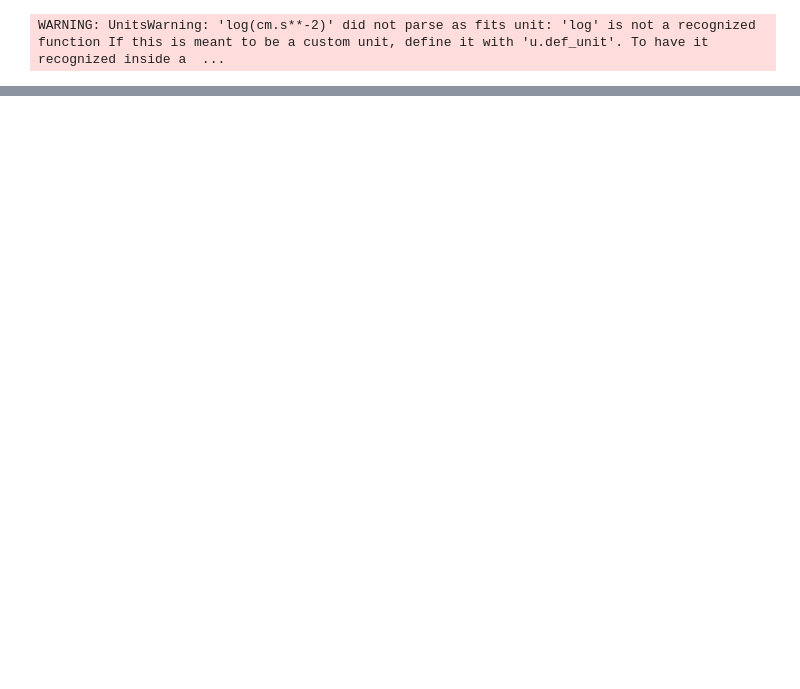
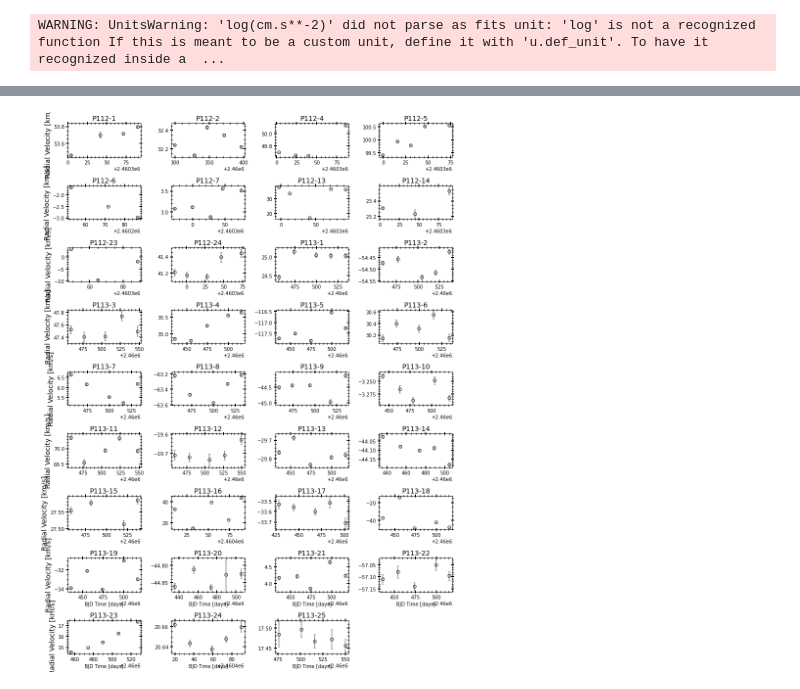
Before and after one commit to MaryumSayeed/ESPRESSO, a Jupyter notebook: scripts/rv_program.ipynb, the cells around one changed output, grey strips where cells are left out. Drawn from its saved outputs; the diff is of its cells as text; code cells hidden in the pictures; blank space fills up the shorter version.

Commit message:
making diagnostic plots

```diff
--- a/scripts/rv_program.ipynb
+++ b/scripts/rv_program.ipynb
@@ -400,0 +313,56 @@ make_rv_plot(obj_dir_both)
+# %%
+def make_rv_plot(obj_dir):
+    #PLOT_PARAMS(LS=12)
+
+    stats = {'RG_id':[], 'A': []}
+    fig = plt.figure(figsize=(12,16))
+    for i, (obj, dat) in enumerate(obj_dir.items()):
+        if len(dat['time']) > 1:
+            #obj = int(obj.split('-')[-1])
+            #print(obj,obj_dir[obj])
+            ax=plt.subplot(9,4,i+1)
+            time    = np.array(obj_dir[obj]['time'])
+            rv_vals = np.array(obj_dir[obj]['rv'])
+            yerr    = np.array(obj_dir[obj]['err'])
+            if obj != 'P113-5':
+                mask = (rv_vals >= -100)
+                time, rv_vals, yerr = time[mask], rv_vals[mask], yerr[mask]
+
+            #print(obj)
+            t0   = time[0]
+            rv0  = rv_vals[0]
+            K0   = (max(rv_vals)-min(rv_vals))/2.
+
+            plt.errorbar(time, rv_vals,
+                         yerr=yerr,
+                         fmt='o', color='grey', mec='k', mfc='None', capsize=2)
+            #plt.axhline(0, color='k',lw=1,ls='dotted')
+
+            diff = abs(max(rv_vals)-min(rv_vals))
+            '''if diff < 0.5:
+                ax.set_facecolor('lightcoral')
+            elif 0.5 <= diff < 0.7:
+                ax.set_facecolor('bisque')
+            elif 0.7 <= diff <= 50:
+                ax.set_facecolor('lightgreen')
+            '''
+            #li = new_df[new_df.RG_id==obj]['Li_val'].values[0]
+            #vb = new_df[new_df.RG_id==obj]['vbroad'].values[0]
+            #li, vb = new_df[new_df.RG_id==obj][['Li_val','vbroad']].values()[0]
+            #title = 'RG%s: %.2f \n Li=%.2f vb=%.1f'%(obj,diff,li, vb)
+            plt.title(obj)
+            stats['RG_id'].append(obj)
+            stats['A'].append(diff)
+        if i >= 28:
+            plt.xlabel(r'BJD Time [days]',fontsize=10)
+        if i % 4 == 0:
+            plt.ylabel(r'Radial Velocity [km/s]')
+    plt.tight_layout()
+#     plt.show()
+
+# 1, 2, 4, 5, 7, 13, 24
+    #stats = pd.DataFrame(stats)
+make_rv_plot(obj_dir_both)
+# plt.savefig('../plots/all_rv_%s.png'%DATE, bbox_inches='tight', dpi=200)
+# %% [output]
+[figure, added]
```
Also changed, not shown: parts of 18 cells of this notebook.
